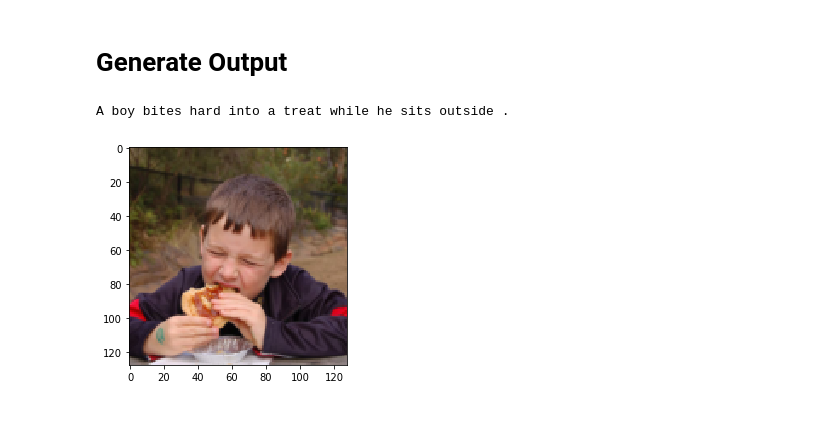
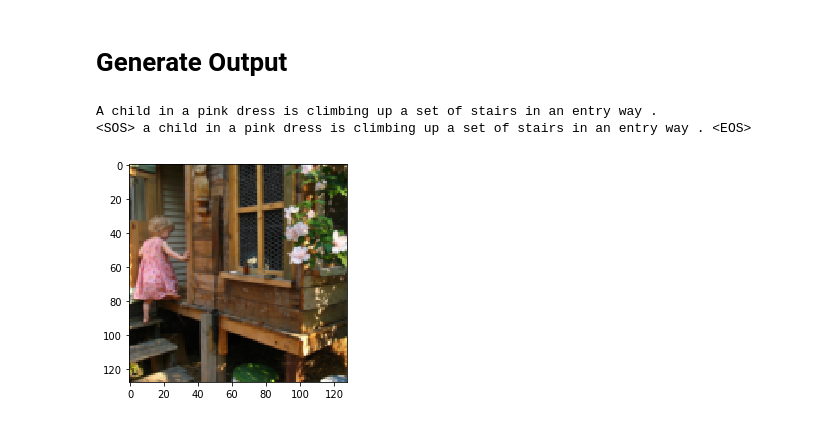
Before and after one commit to porter7678/image_caption_generator, a Jupyter notebook: image_caption_generator.ipynb, the cells around one changed output. Cells and saved outputs as stored; diff of their text form; code cells hidden in the pictures.

Commit message:
Produce output after training model

```diff
--- a/image_caption_generator.ipynb
+++ b/image_caption_generator.ipynb
@@ -127,7 +131,6 @@ class ImageCaptionDataset(Dataset):
                                                     transforms.Normalize((0.5, 0.5, 0.5), (0.5, 0.5, 0.5)),
                                                 ]))
 
-        # NOTE: There is a chance I need to find a way to stick this caption attribute in a Dataset class for the dataloader to work.
         train_img_captions = []
         valid_img_captions = []
         curr_img_captions = []
@@ -160,7 +163,7 @@ class ImageCaptionDataset(Dataset):
 
 
     def __len__(self):
-        return 1000 #len(self.caption_folder)
+        return 1 #len(self.caption_folder)
 # %% [markdown]
 # Models
 # %%
@@ -368,40 +384,50 @@ plt.show()
 # %% [markdown]
 # Generate Output
 # %%
-x, captions = valid_dataset[3]
+x, captions = train_dataset[0]
 show_imgs(x)
 print(captions)
 
 y_inp, y_truth = get_caption_tensors(captions[0]) # NOTE: This isn't gonna work when my batch size isn't 1
 
 # Move onto GPU
 x = x.cuda()
 y_inp = y_inp.cuda()
-y_truth = y_truth.cuda()
 
 # Encode the image
 x_encoded = encoder(x.unsqueeze(0))
+
+output_caption = ''
 
 # Pass in image tensor
 hidden_initial = decoder.init_hidden().cuda()
 cell_initial = decoder.init_hidden().cuda()
 scores, hidden, cell = decoder(x_encoded, hidden_initial, cell_initial, is_caption=False)
 
-# Get a start_token to be the predicted output of the image on the first pass thru the RNN
-start_token_tensor = torch.Tensor([vocab_size - 2]).long().cuda()
+probabilities = torch.exp(scores)
+sampled_index = torch.multinomial(probabilities, 1).squeeze().squeeze()
+word = caption_dictionary[sampled_index]
+output_caption += word + ' '
 
-batch_loss += criterion(scores, start_token_tensor)
+has_end_token = False
+limit = 50
+count = 0
+while not has_end_token and count < limit:
+    count += 1
 
-# print('scores', scores.shape)   # 1 x 8920
-# print('hidden', hidden.shape)   # 1 x 1 x 128
-# print('cell', cell.shape)       # 1 x 1 x 128
+    scores, hidden, cell = decoder(sampled_index, hidden, cell, is_caption=True)
+    probabilities = torch.exp(scores)
+    sampled_index = torch.multinomial(probabilities, 1).squeeze().squeeze()
 
-y_truth = y_truth.long()
+    word = caption_dictionary[sampled_index]
+    output_caption += word
+    if word == '<EOS>':
+        has_end_token = True
+    else:
+        output_caption += ' '
 
-for i, word in enumerate(y_inp):
-    word = word.long()
-    scores, hidden, cell = decoder(word, hidden, cell, is_caption=True)
-    batch_loss += criterion(scores, y_truth[i].unsqueeze(0))
+print(output_caption)
 # %% [output]
-A boy bites hard into a treat while he sits outside .
+A child in a pink dress is climbing up a set of stairs in an entry way .
+<SOS> a child in a pink dress is climbing up a set of stairs in an entry way . <EOS>
-[figure, old version]
+[figure, new version]
```
Also changed, not shown: parts of 4 cells of this notebook.
